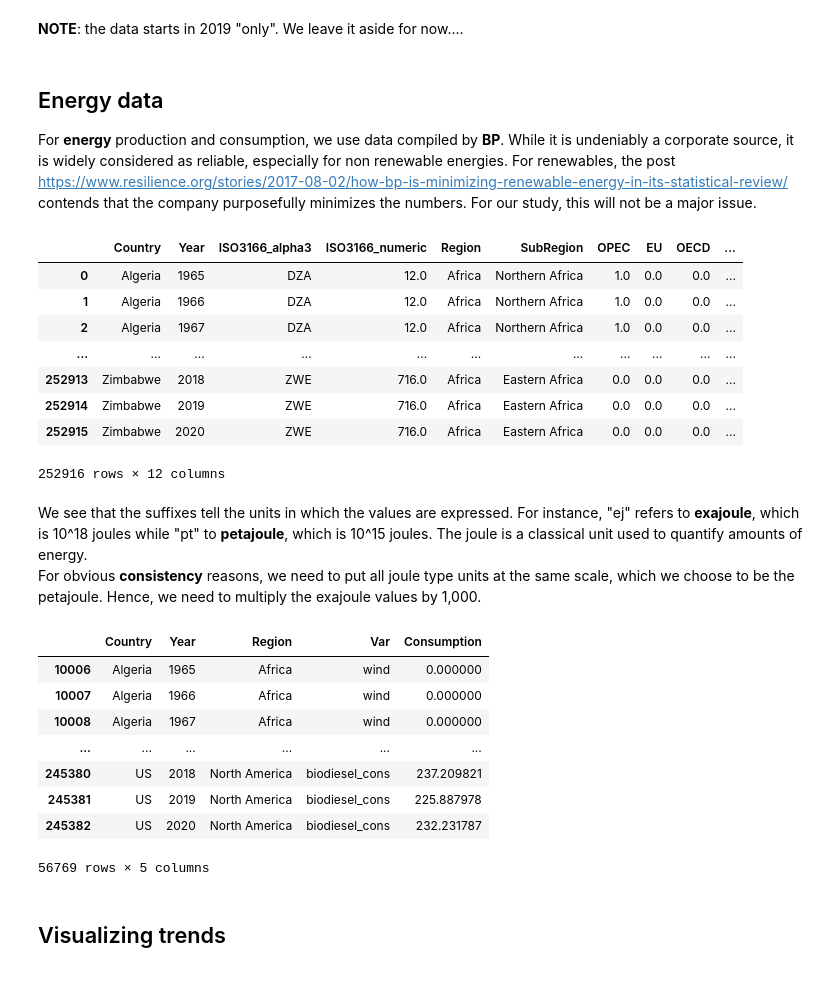
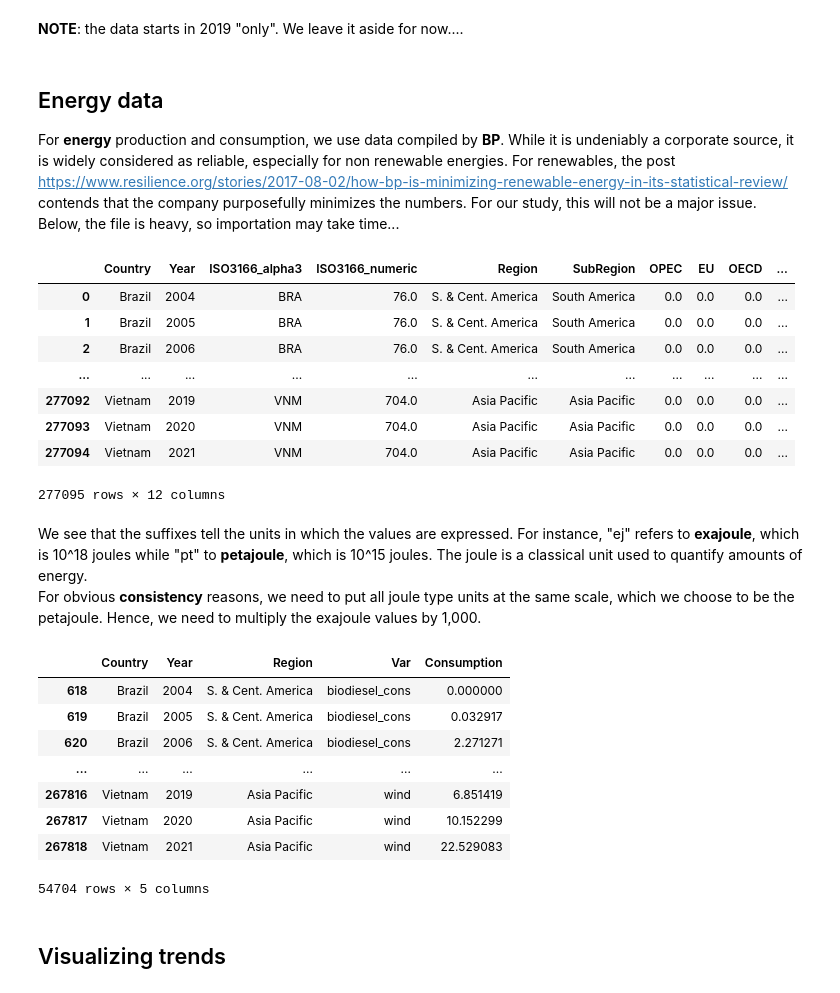
Before and after one commit to shokru/carbon_emissions, a Jupyter notebook: energy_emissions.ipynb, the cells around one changed output. Cells and saved outputs as stored; diff of their text form; code cells hidden in the pictures.

```diff
--- a/energy_emissions.ipynb
+++ b/energy_emissions.ipynb
@@ -155,20 +156,21 @@ plt.show()
 ## Energy data
 
 For **energy** production and consumption, we use data compiled by **BP**. While it is undeniably a corporate source, it is widely considered as reliable, especially for non renewable energies. For renewables, the post https://www.resilience.org/stories/2017-08-02/how-bp-is-minimizing-renewable-energy-in-its-statistical-review/ contends that the company purposefully minimizes the numbers. For our study, this will not be a major issue.
+Below, the file is heavy, so importation may take time...
 # %%
-url = 'https://www.bp.com/content/dam/bp/business-sites/en/global/corporate/xlsx/energy-economics/statistical-review/bp-stats-review-2021-consolidated-dataset-narrow-format.xlsx'
+url = 'https://github.com/shokru/coqueret.github.io/blob/master/files/misc/carbon/bp-stats-review-consolidated-dataset-narrow-format.xlsx?raw=true'
 data_energy_sources = pd.read_excel(url) # Reads the online file
 data_energy_sources                      # Shows the result
 # %% [output]
 |  | Country | Year | ISO3166_alpha3 | ISO3166_numeric | Region | SubRegion | OPEC | EU | OECD | ... |
-| 0 | Algeria | 1965 | DZA | 12.0 | Africa | Northern Africa | 1.0 | 0.0 | 0.0 | ... |
-| 1 | Algeria | 1966 | DZA | 12.0 | Africa | Northern Africa | 1.0 | 0.0 | 0.0 | ... |
-| 2 | Algeria | 1967 | DZA | 12.0 | Africa | Northern Africa | 1.0 | 0.0 | 0.0 | ... |
+| 0 | Brazil | 2004 | BRA | 76.0 | S. & Cent. America | South America | 0.0 | 0.0 | 0.0 | ... |
+| 1 | Brazil | 2005 | BRA | 76.0 | S. & Cent. America | South America | 0.0 | 0.0 | 0.0 | ... |
+| 2 | Brazil | 2006 | BRA | 76.0 | S. & Cent. America | South America | 0.0 | 0.0 | 0.0 | ... |
 | ... | ... | ... | ... | ... | ... | ... | ... | ... | ... | ... |
-| 252913 | Zimbabwe | 2018 | ZWE | 716.0 | Africa | Eastern Africa | 0.0 | 0.0 | 0.0 | ... |
-| 252914 | Zimbabwe | 2019 | ZWE | 716.0 | Africa | Eastern Africa | 0.0 | 0.0 | 0.0 | ... |
-| 252915 | Zimbabwe | 2020 | ZWE | 716.0 | Africa | Eastern Africa | 0.0 | 0.0 | 0.0 | ... |
+| 277092 | Vietnam | 2019 | VNM | 704.0 | Asia Pacific | Asia Pacific | 0.0 | 0.0 | 0.0 | ... |
+| 277093 | Vietnam | 2020 | VNM | 704.0 | Asia Pacific | Asia Pacific | 0.0 | 0.0 | 0.0 | ... |
+| 277094 | Vietnam | 2021 | VNM | 704.0 | Asia Pacific | Asia Pacific | 0.0 | 0.0 | 0.0 | ... |
-252916 rows × 12 columns
+277095 rows × 12 columns
 # %% [markdown]
 We see that the suffixes tell the units in which the values are expressed. For instance, "ej" refers to **exajoule**, which is 10^18 joules while "pt" to **petajoule**, which is 10^15 joules. The joule is a classical unit used to quantify amounts of energy.
 For obvious **consistency** reasons, we need to put all joule type units at the same scale, which we choose to be the petajoule. Hence, we need to multiply the exajoule values by 1,000.
@@ -197,14 +199,14 @@ data_energy_sources = data_energy_sources[data_energy_sources['Var'].isin(catego
 data_energy_sources
 # %% [output]
 |  | Country | Year | Region | Var | Consumption |
-| 10006 | Algeria | 1965 | Africa | wind | 0.000000 |
-| 10007 | Algeria | 1966 | Africa | wind | 0.000000 |
-| 10008 | Algeria | 1967 | Africa | wind | 0.000000 |
+| 618 | Brazil | 2004 | S. & Cent. America | biodiesel_cons | 0.000000 |
+| 619 | Brazil | 2005 | S. & Cent. America | biodiesel_cons | 0.032917 |
+| 620 | Brazil | 2006 | S. & Cent. America | biodiesel_cons | 2.271271 |
 | ... | ... | ... | ... | ... | ... |
-| 245380 | US | 2018 | North America | biodiesel_cons | 237.209821 |
-| 245381 | US | 2019 | North America | biodiesel_cons | 225.887978 |
-| 245382 | US | 2020 | North America | biodiesel_cons | 232.231787 |
+| 267816 | Vietnam | 2019 | Asia Pacific | wind | 6.851419 |
+| 267817 | Vietnam | 2020 | Asia Pacific | wind | 10.152299 |
+| 267818 | Vietnam | 2021 | Asia Pacific | wind | 22.529083 |
-56769 rows × 5 columns
+54704 rows × 5 columns
 # %% [markdown]
 ## Visualizing trends
 # %% [markdown]
```
Also changed, not shown: parts of 13 cells of this notebook.
